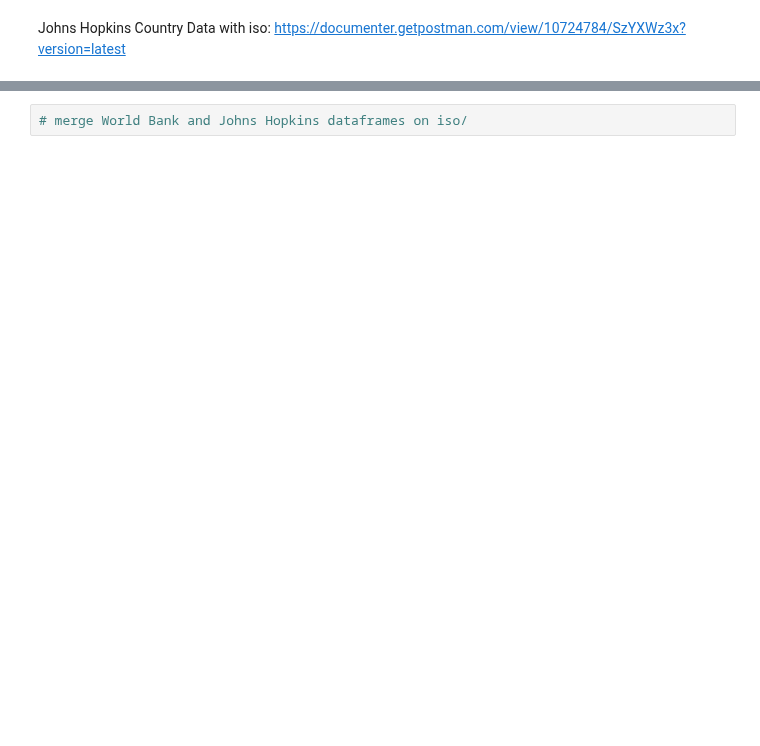
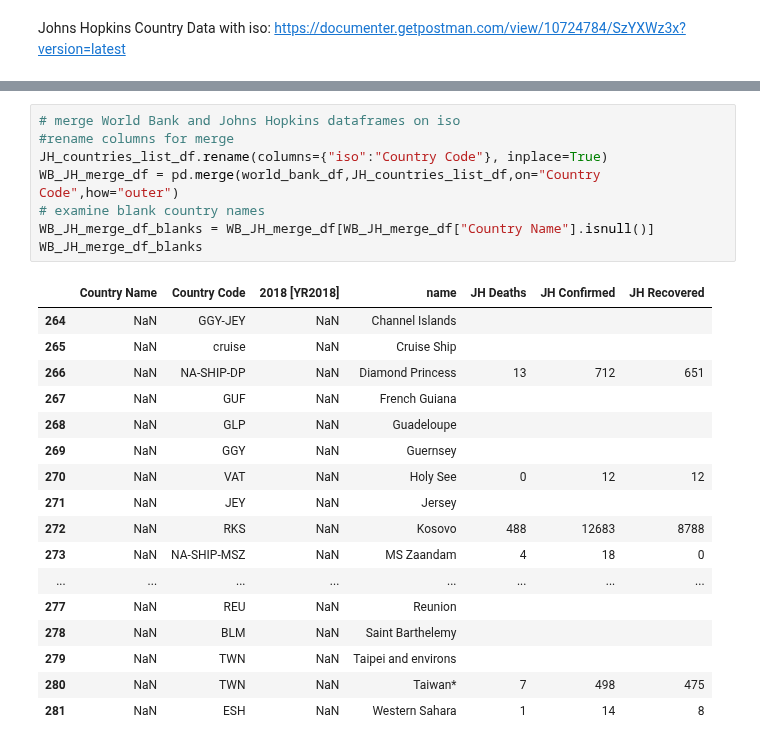
Before and after one commit to gelopez21/ProjectOne, a Jupyter notebook: Project One - Data Cleansing.ipynb, the cells around one changed output, grey strips where cells are left out. Drawn from its saved outputs; the diff is of its cells as text; blank space fills up the shorter version.

```diff
--- a/Project One - Data Cleansing.ipynb
+++ b/Project One - Data Cleansing.ipynb
@@ -130,2 +130,26 @@ print(response)
-# %%
-# merge World Bank and Johns Hopkins dataframes on iso/
+# %%
+# merge World Bank and Johns Hopkins dataframes on iso
+#rename columns for merge
+JH_countries_list_df.rename(columns={"iso":"Country Code"}, inplace=True)
+WB_JH_merge_df = pd.merge(world_bank_df,JH_countries_list_df,on="Country Code",how="outer")
+# examine blank country names
+WB_JH_merge_df_blanks = WB_JH_merge_df[WB_JH_merge_df["Country Name"].isnull()]
+WB_JH_merge_df_blanks
+# %% [output]
+|  | Country Name | Country Code | 2018 [YR2018] | name | JH Deaths | JH Confirmed | JH Recovered |
+| 264 | NaN | GGY-JEY | NaN | Channel Islands |  |  |  |
+| 265 | NaN | cruise | NaN | Cruise Ship |  |  |  |
+| 266 | NaN | NA-SHIP-DP | NaN | Diamond Princess | 13 | 712 | 651 |
+| 267 | NaN | GUF | NaN | French Guiana |  |  |  |
+| 268 | NaN | GLP | NaN | Guadeloupe |  |  |  |
+| 269 | NaN | GGY | NaN | Guernsey |  |  |  |
+| 270 | NaN | VAT | NaN | Holy See | 0 | 12 | 12 |
+| 271 | NaN | JEY | NaN | Jersey |  |  |  |
+| 272 | NaN | RKS | NaN | Kosovo | 488 | 12683 | 8788 |
+| 273 | NaN | NA-SHIP-MSZ | NaN | MS Zaandam | 4 | 18 | 0 |
+| ... | ... | ... | ... | ... | ... | ... | ... |
+| 277 | NaN | REU | NaN | Reunion |  |  |  |
+| 278 | NaN | BLM | NaN | Saint Barthelemy |  |  |  |
+| 279 | NaN | TWN | NaN | Taipei and environs |  |  |  |
+| 280 | NaN | TWN | NaN | Taiwan* | 7 | 498 | 475 |
+| 281 | NaN | ESH | NaN | Western Sahara | 1 | 14 | 8 |
```
Also changed, not shown: parts of 6 cells of this notebook, 3 other files.
